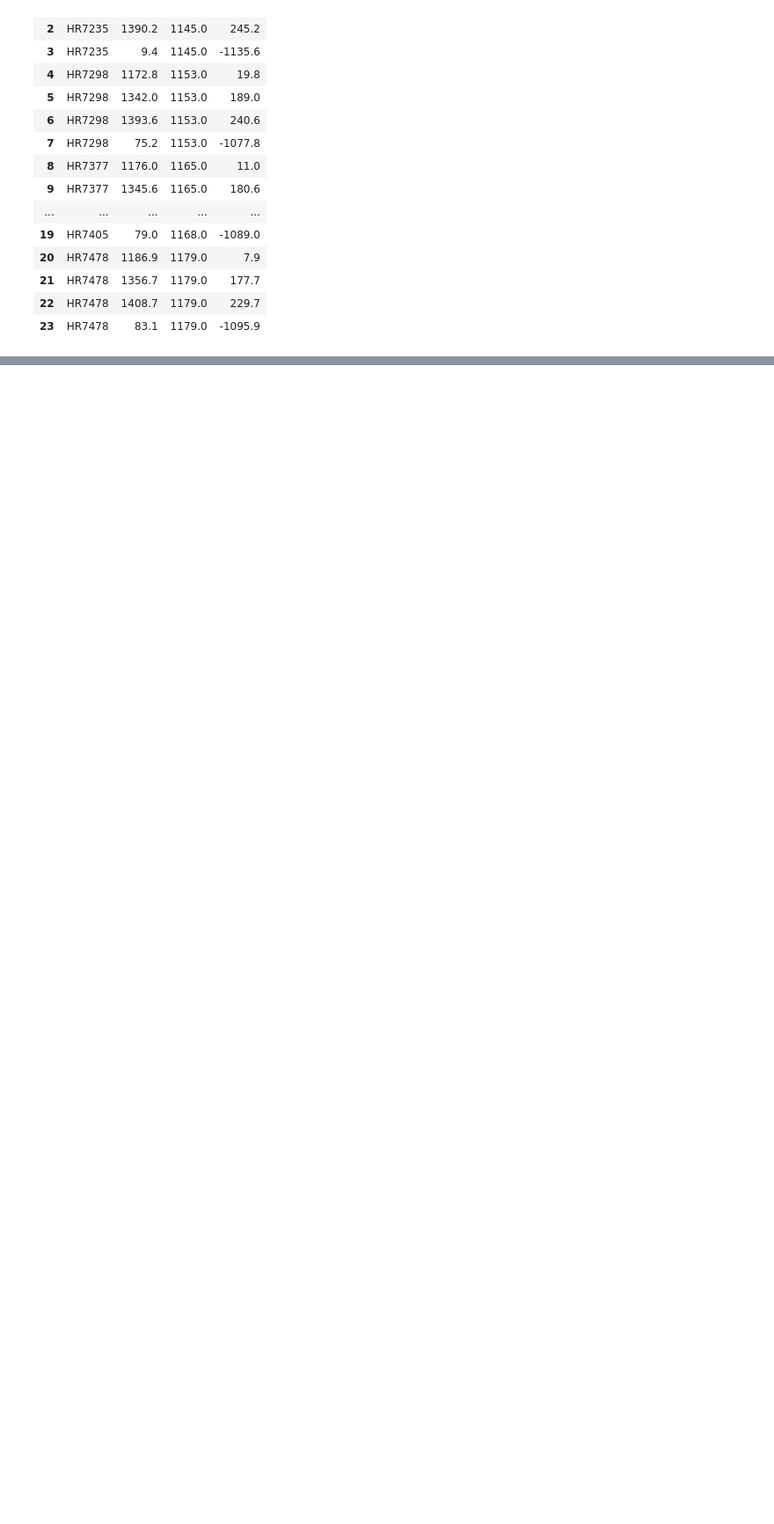
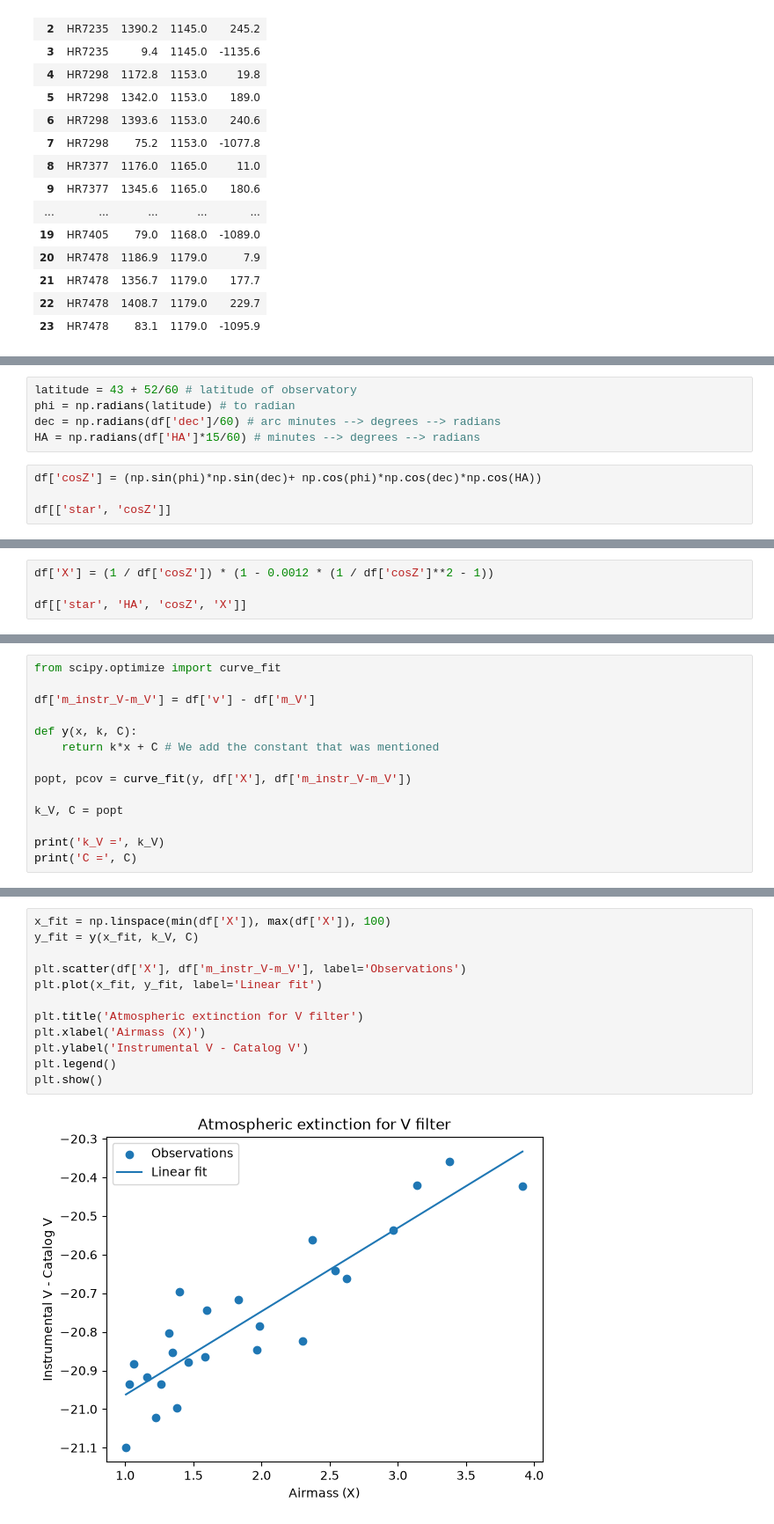
Before and after one commit to Natalia985/Third-semester-MASS, a Jupyter notebook: Astrophysical_Techniques/HW1_Atmospheric_Extinction.ipynb, the cells around one changed output, grey strips where cells are left out. Shown at 88% size. Saved outputs shown, nothing was run; the diff lists cells and outputs as text; blank space fills up the shorter version.

```diff
--- a/Astrophysical_Techniques/HW1_Atmospheric_Extinction.ipynb
+++ b/Astrophysical_Techniques/HW1_Atmospheric_Extinction.ipynb
@@ -340,0 +348,9 @@ df[['star', 'LST', 'ra', 'HA']]
+# %%
+latitude = 43 + 52/60 # latitude of observatory
+phi = np.radians(latitude) # to radian
+dec = np.radians(df['dec']/60) # arc minutes --> degrees --> radians
+HA = np.radians(df['HA']*15/60) # minutes --> degrees --> radians
+# %%
+df['cosZ'] = (np.sin(phi)*np.sin(dec)+ np.cos(phi)*np.cos(dec)*np.cos(HA))
+
+df[['star', 'cosZ']]
@@ -340,0 +378,4 @@ df[['star', 'LST', 'ra', 'HA']]
+# %%
+df['X'] = (1 / df['cosZ']) * (1 - 0.0012 * (1 / df['cosZ']**2 - 1))
+
+df[['star', 'HA', 'cosZ', 'X']]
@@ -340,0 +416,14 @@ df[['star', 'LST', 'ra', 'HA']]
+# %%
+from scipy.optimize import curve_fit
+
+df['m_instr_V-m_V'] = df['v'] - df['m_V']
+
+def y(x, k, C):
+    return k*x + C # We add the constant that was mentioned
+
+popt, pcov = curve_fit(y, df['X'], df['m_instr_V-m_V'])
+
+k_V, C = popt
+
+print('k_V =', k_V)
+print('C =', C)
@@ -340,0 +433,14 @@ df[['star', 'LST', 'ra', 'HA']]
+# %%
+x_fit = np.linspace(min(df['X']), max(df['X']), 100)
+y_fit = y(x_fit, k_V, C)
+
+plt.scatter(df['X'], df['m_instr_V-m_V'], label='Observations')
+plt.plot(x_fit, y_fit, label='Linear fit')
+
+plt.title('Atmospheric extinction for V filter')
+plt.xlabel('Airmass (X)')
+plt.ylabel('Instrumental V - Catalog V')
+plt.legend()
+plt.show()
+# %% [output]
+[figure, added]
```
Also changed, not shown: parts of 23 cells of this notebook.
